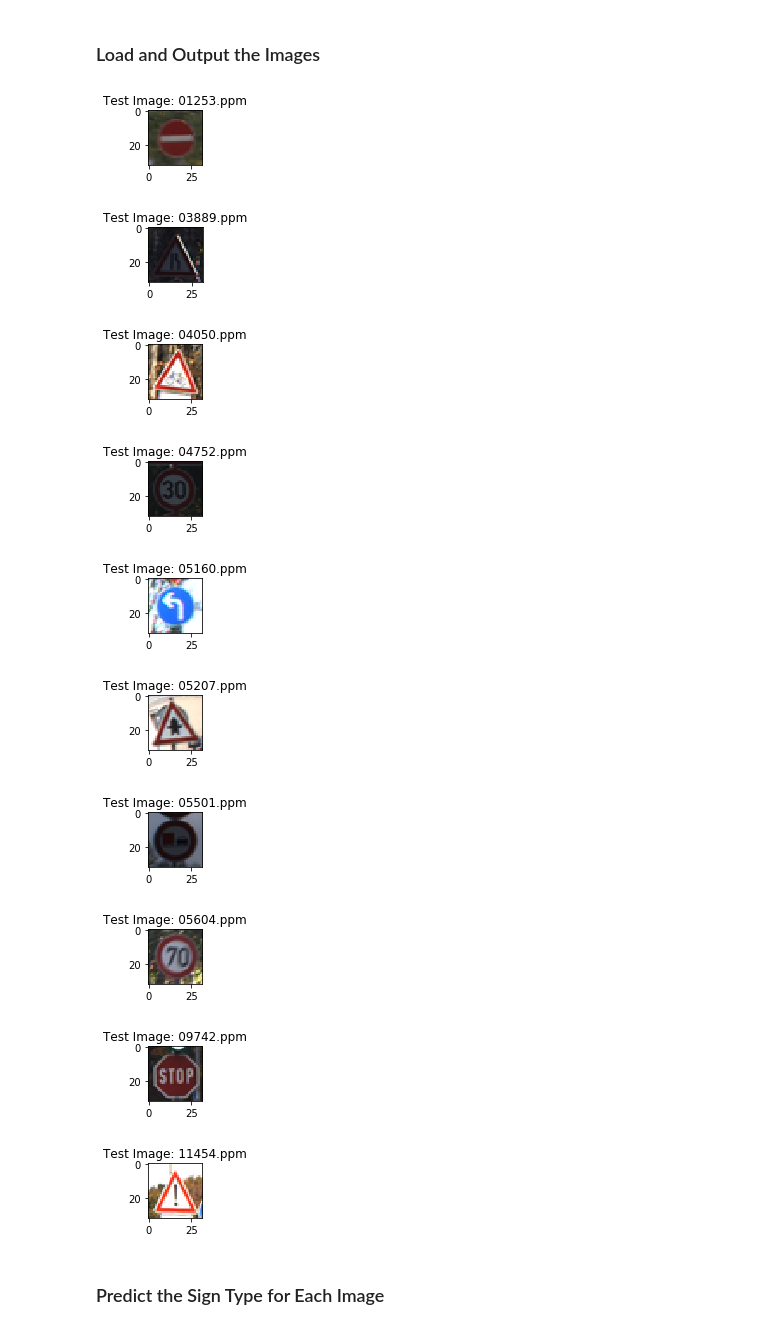
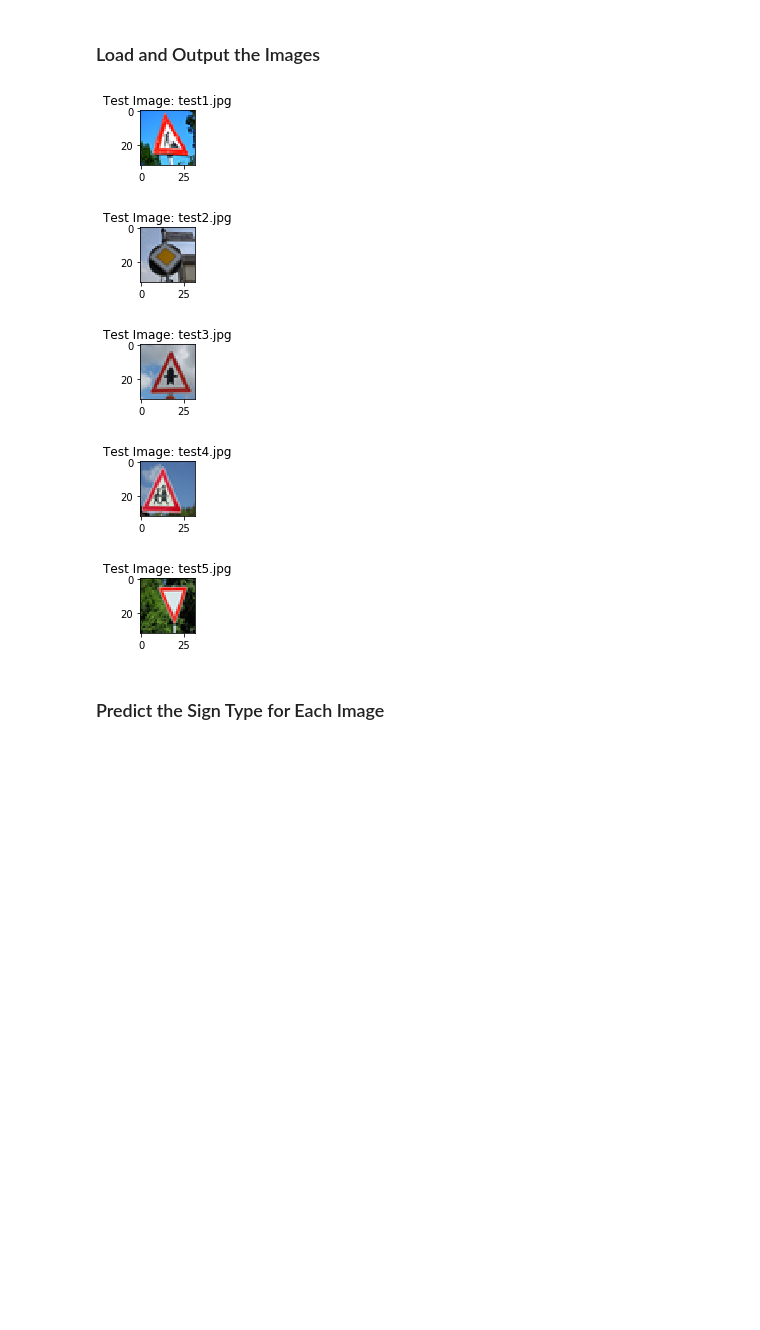
Before and after one commit to rcwang128/Udacity_CarND-Traffic-Sign-Classifier-Project, a Jupyter notebook: Traffic_Sign_Classifier.ipynb, the cells around one changed output. Cells and saved outputs as stored; diff of their text form; code cells hidden in the pictures; blank space fills up the shorter version.

```diff
--- a/Traffic_Sign_Classifier.ipynb
+++ b/Traffic_Sign_Classifier.ipynb
@@ -176,7 +193,7 @@ import tensorflow as tf
 from tensorflow.contrib.layers import flatten
 
 # Parameters
-EPOCHS = 50
+EPOCHS = 40
 BATCH_SIZE = 128
 
 # Network Parameters
@@ -258,7 +275,7 @@ one_hot_y = tf.one_hot(y, n_classes)
 # %% [markdown]
 ### Training Pipeline
 # %%
-rate = 0.002
+rate = 0.001
 
 logits = LeNet(x)
 cross_entropy = tf.nn.softmax_cross_entropy_with_logits(labels=one_hot_y, logits=logits)
@@ -368,45 +385,40 @@ You may find `signnames.csv` useful as it contains mappings from the class id (i
 # %%
 ### Load the images and plot them here.
 ### Feel free to use as many code cells as needed.
 import numpy as np
 import os
 from PIL import Image
 from matplotlib import pyplot as plt
 from matplotlib import image as mpimg
 %matplotlib inline
 
-lst = os.listdir("test_images/")
+lst = os.listdir("test_new_images/")
 lst.sort()
 
 X_test_new_img = []
 
-for i in range(10):
-    img = mpimg.imread("test_images/" + lst[i+1])
+for i in range(5):
+    img = mpimg.imread("test_new_images/" + lst[i+1])
 
     img = Image.fromarray(img).resize((32,32),Image.ANTIALIAS)
     plt.figure(figsize=(1,1))
     plt.title("Test Image: " + lst[i+1])
     plt.imshow(img)
 
     img = np.asarray(img)
     img = normalize(np.sum(img/3, axis=2, keepdims=True))
 
     X_test_new_img.append(img)
     #print(img.shape)
     i+=1
 
     plt.show()
 # %% [output]
-[figure, old version]
+[figure, new version]
-[figure, old version]
+[figure, new version]
-[figure, old version]
+[figure, new version]
-[figure, old version]
+[figure, new version]
-[figure, old version]
+[figure, new version]
-[figure, removed]
-[figure, removed]
-[figure, removed]
-[figure, removed]
-[figure, removed]
 # %% [markdown]
 ### Predict the Sign Type for Each Image
 # %%
```
Also changed, not shown: parts of 9 cells of this notebook, 9 other files.
